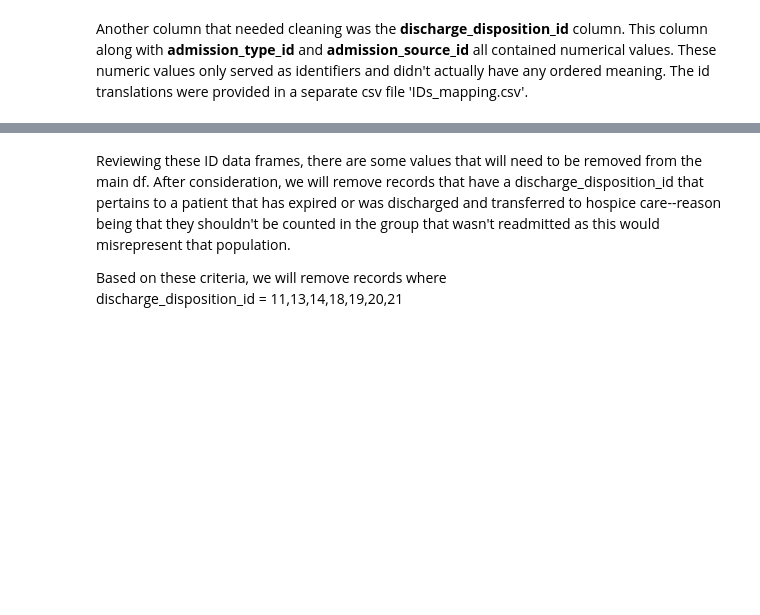
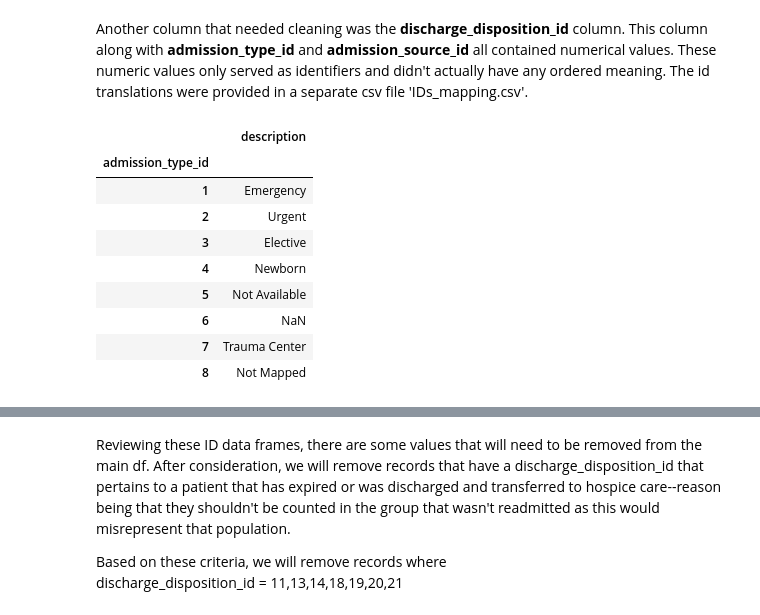
Before and after one commit to clstaub/Predicting_Hospital_Readmissions, a Jupyter notebook: Preprocessing_EDA.ipynb, the cells around one changed output, grey strips where cells are left out. Drawn from its saved outputs; the diff is of its cells as text; code cells hidden in the pictures; blank space fills up the shorter version.

```diff
--- a/Preprocessing_EDA.ipynb
+++ b/Preprocessing_EDA.ipynb
@@ -141,3 +149,16 @@ admission_source = admission_source.drop(index=41)
 admission_source = admission_source.reset_index()
 admission_source = admission_source.drop('index',axis=1)
 admission_source.set_index('admission_source_id',inplace=True)
+# %%
+admission_type
+# %% [output]
+|  | description |
+| admission_type_id |  |
+| 1 | Emergency |
+| 2 | Urgent |
+| 3 | Elective |
+| 4 | Newborn |
+| 5 | Not Available |
+| 6 | NaN |
+| 7 | Trauma Center |
+| 8 | Not Mapped |
```
Also changed, not shown: parts of 25 cells of this notebook, 7 other files.
